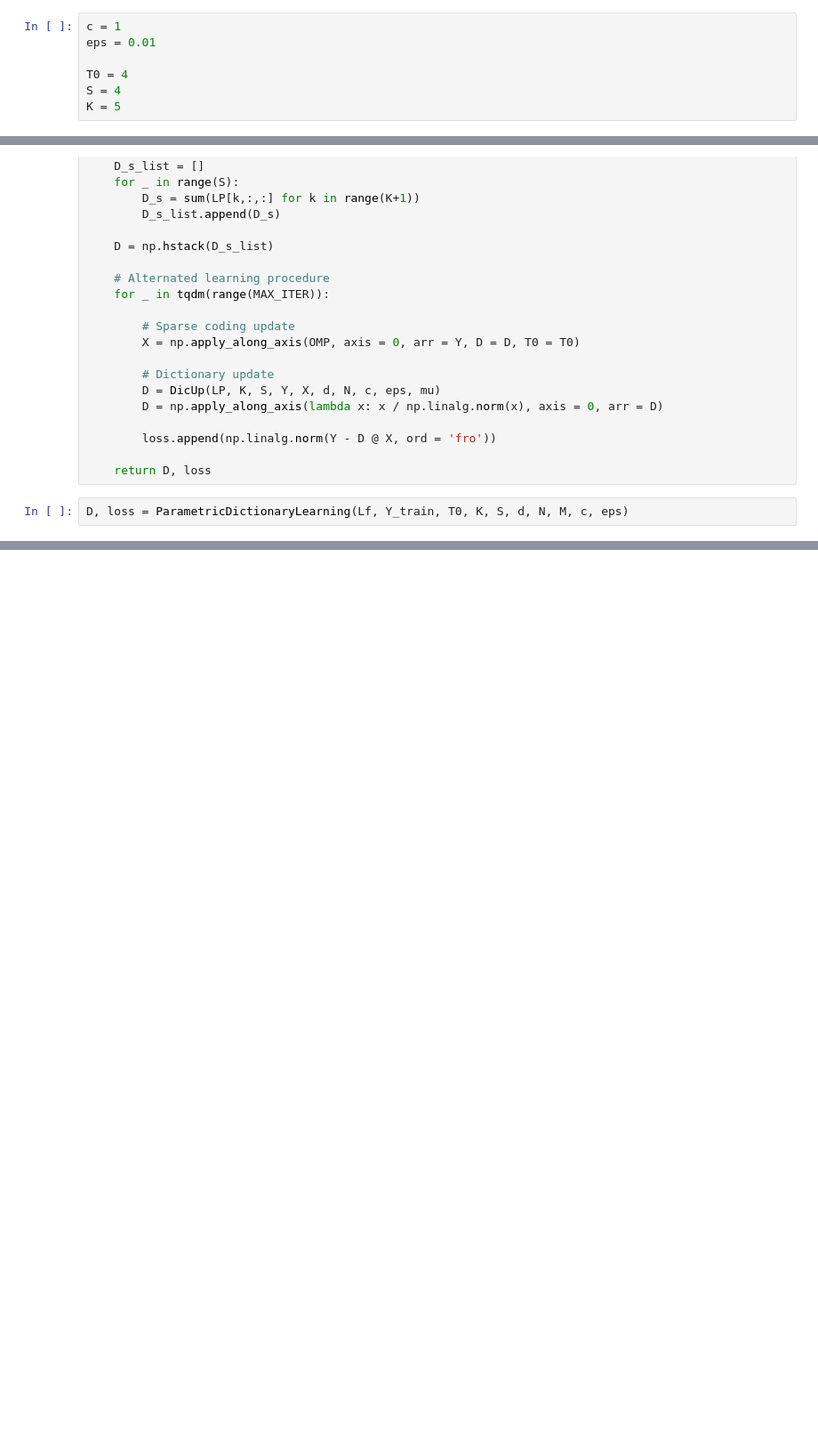
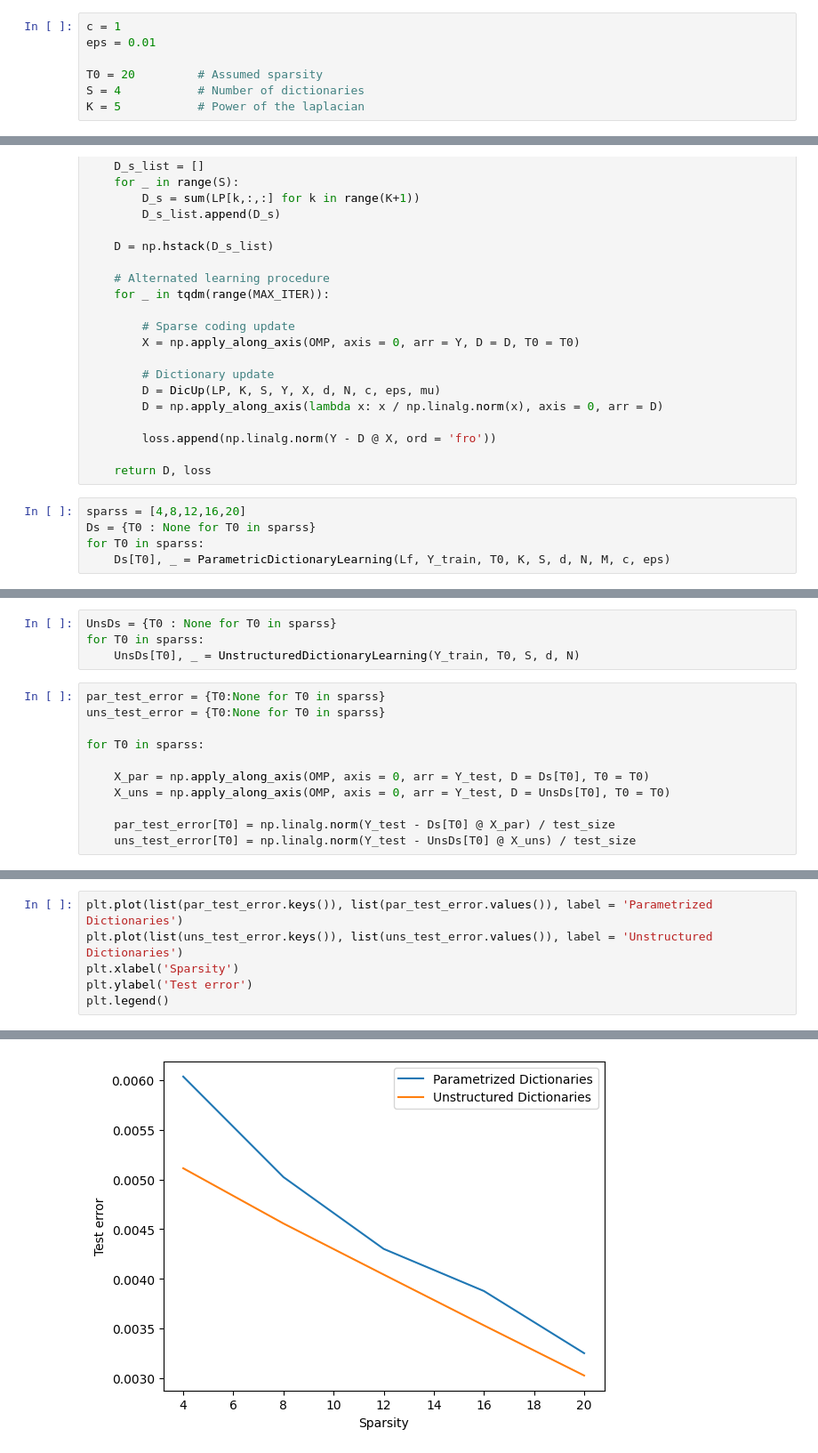
Before and after one commit to LeoDiNino97/LearningOnGraphCellularSheaves, a Jupyter notebook: ParametricDictionaryLearning.ipynb, the cells around one changed output, grey strips where cells are left out. Shown at 89% size. Saved outputs shown, nothing was run; the diff lists cells and outputs as text; blank space fills up the shorter version.

```diff
--- a/ParametricDictionaryLearning.ipynb
+++ b/ParametricDictionaryLearning.ipynb
@@ -159,9 +150,9 @@ for t in range(test_size):
 c = 1
 eps = 0.01
 
-T0 = 4
-S = 4
-K = 5
+T0 = 20         # Assumed sparsity
+S = 4           # Number of dictionaries
+K = 5           # Power of the laplacian
 # %%
 # Subroutine for sparse coding
 
@@ -267,4 +258,7 @@ def ParametricDictionaryLearning(Lf, Y, T0, K, S, d, N, M, c, eps, mu = 1, MAX_I
 
     return D, loss
 # %%
-D, loss = ParametricDictionaryLearning(Lf, Y_train, T0, K, S, d, N, M, c, eps)
+sparss = [4,8,12,16,20]
+Ds = {T0 : None for T0 in sparss}
+for T0 in sparss:
+    Ds[T0], _ = ParametricDictionaryLearning(Lf, Y_train, T0, K, S, d, N, M, c, eps)
@@ -275,0 +304,15 @@ plt.plot([ L / M for L in loss])
+# %%
+UnsDs = {T0 : None for T0 in sparss}
+for T0 in sparss:
+    UnsDs[T0], _ = UnstructuredDictionaryLearning(Y_train, T0, S, d, N)
+# %%
+par_test_error = {T0:None for T0 in sparss}
+uns_test_error = {T0:None for T0 in sparss}
+
+for T0 in sparss:
+
+    X_par = np.apply_along_axis(OMP, axis = 0, arr = Y_test, D = Ds[T0], T0 = T0)
+    X_uns = np.apply_along_axis(OMP, axis = 0, arr = Y_test, D = UnsDs[T0], T0 = T0)
+
+    par_test_error[T0] = np.linalg.norm(Y_test - Ds[T0] @ X_par) / test_size
+    uns_test_error[T0] = np.linalg.norm(Y_test - UnsDs[T0] @ X_uns) / test_size
@@ -275,0 +321,7 @@ plt.plot([ L / M for L in loss])
+# %%
+plt.plot(list(par_test_error.keys()), list(par_test_error.values()), label = 'Parametrized Dictionaries')
+plt.plot(list(uns_test_error.keys()), list(uns_test_error.values()), label = 'Unstructured Dictionaries')
+plt.xlabel('Sparsity')
+plt.ylabel('Test error')
+plt.legend()
+# %% [output]
@@ -275,0 +329 @@ plt.plot([ L / M for L in loss])
+[figure, added]
```
Also changed, not shown: parts of 8 cells of this notebook.
